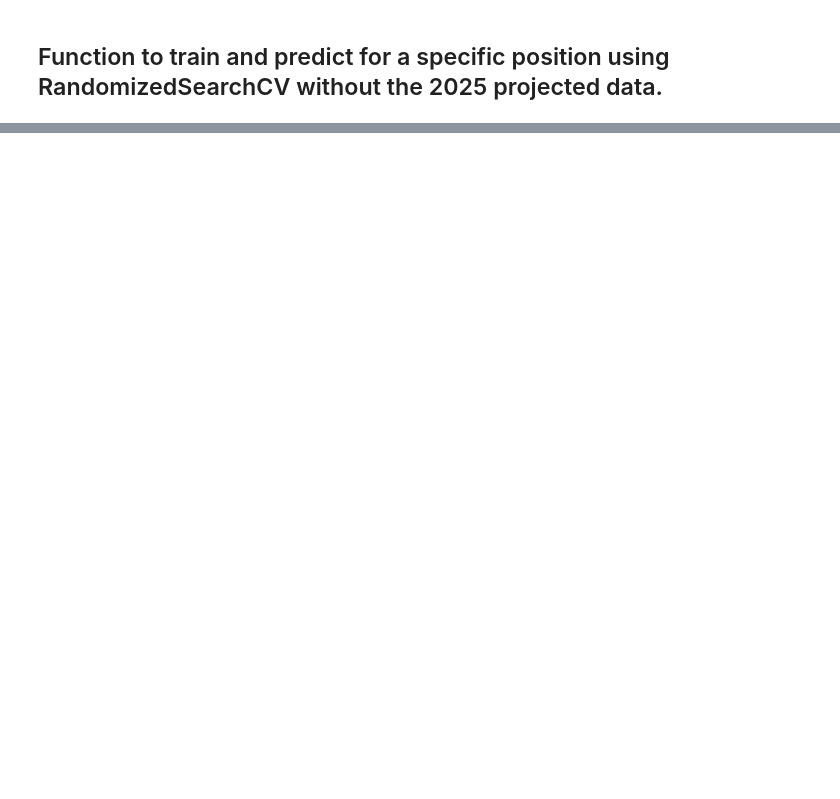
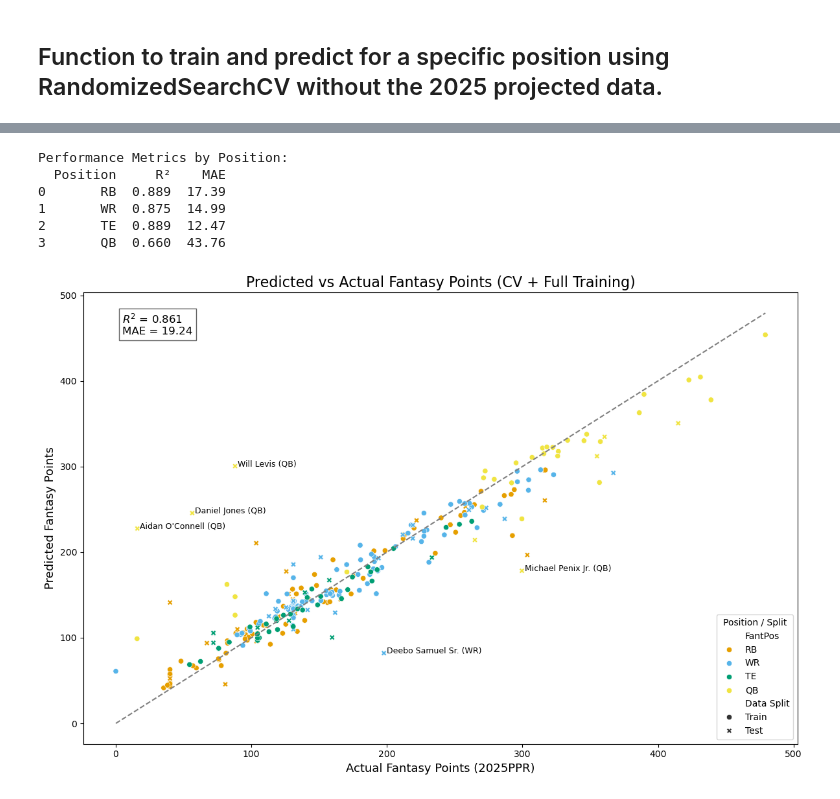
Before and after one commit to MoonData21/FantasyFootball2025Projections, a Jupyter notebook: FantasyFootball3.ipynb, the cells around one changed output, grey strips where cells are left out. Saved outputs shown, nothing was run; the diff lists cells and outputs as text; code cells hidden in the pictures; blank space fills up the shorter version.

```diff
--- a/FantasyFootball3.ipynb
+++ b/FantasyFootball3.ipynb
@@ -588,0 +600,79 @@ plt.show()
+# %%
+# Evaluate R² and MAE by position
+position_metrics = []
+
+for pos in all_predictions['FantPos'].unique():
+    subset = all_predictions[all_predictions['FantPos'] == pos]
+    r2 = r2_score(subset['2025PPR'], subset['Predicted Fantasy Points'])
+    mae = mean_absolute_error(subset['2025PPR'], subset['Predicted Fantasy Points'])
+    position_metrics.append({'Position': pos, 'R²': round(r2, 3), 'MAE': round(mae, 2)})
+
+# Convert to DataFrame for easy viewing
+position_metrics_df = pd.DataFrame(position_metrics)
+
+print("\nPerformance Metrics by Position:")
+print(position_metrics_df)
+# %% [output]
+Performance Metrics by Position:
+  Position     R²    MAE
+0       RB  0.889  17.39
+1       WR  0.875  14.99
+2       TE  0.889  12.47
+3       QB  0.660  43.76
+# %%
+# Calculate metrics
+r2 = r2_score(all_predictions['2025PPR'], all_predictions['Predicted Fantasy Points'])
+mae = mean_absolute_error(all_predictions['2025PPR'], all_predictions['Predicted Fantasy Points'])
+
+# Calculate residuals
+all_predictions['Residual'] = np.abs(all_predictions['2025PPR'] - all_predictions['Predicted Fantasy Points'])
+
+# Get top 5 outliers
+top_outliers = all_predictions.nlargest(5, 'Residual')
+
+# Colorblind-friendly palette (Color Universal Design)
+color_palette = {
+    'RB': '#E69F00',  # orange
+    'WR': '#56B4E9',  # blue
+    'TE': '#009E73',  # green
+    'QB': '#F0E442'   # yellow
+}
+
+# Plotting
+plt.figure(figsize=(12, 8))
+
+sns.scatterplot(
+    data=all_predictions,
+    x='2025PPR',
+    y='Predicted Fantasy Points',
+    hue='FantPos',
+    style='Data Split',
+    palette=color_palette
+)
+
+# Diagonal line for reference (perfect prediction)
+min_val = min(all_predictions['2025PPR'].min(), all_predictions['Predicted Fantasy Points'].min())
+max_val = max(all_predictions['2025PPR'].max(), all_predictions['Predicted Fantasy Points'].max())
+plt.plot([min_val, max_val], [min_val, max_val], ls="--", color='gray')
+
+# Annotate top residual outliers
+for _, row in top_outliers.iterrows():
+    plt.text(row['2025PPR'] + 2, row['Predicted Fantasy Points'],
+             f"{row['Player']} ({row['FantPos']})", fontsize=9, color='black')
+
+# Labels and title
+plt.title('Predicted vs Actual Fantasy Points (CV + Full Training)', fontsize=16)
+plt.xlabel('Actual Fantasy Points (2025PPR)', fontsize=13)
+plt.ylabel('Predicted Fantasy Points', fontsize=13)
+
+# Display R² and MAE on the plot
+plt.text(min_val + 5, max_val - 25,
+         f"$R^2$ = {r2:.3f}\nMAE = {mae:.2f}",
+         fontsize=12, bbox=dict(facecolor='white', alpha=0.6))
+
+# Legend and layout
+plt.legend(title='Position / Split', loc='lower right')
+plt.tight_layout()
+plt.show()
+# %% [output]
+[figure, added]
```
Also changed, not shown: parts of 15 cells of this notebook.
